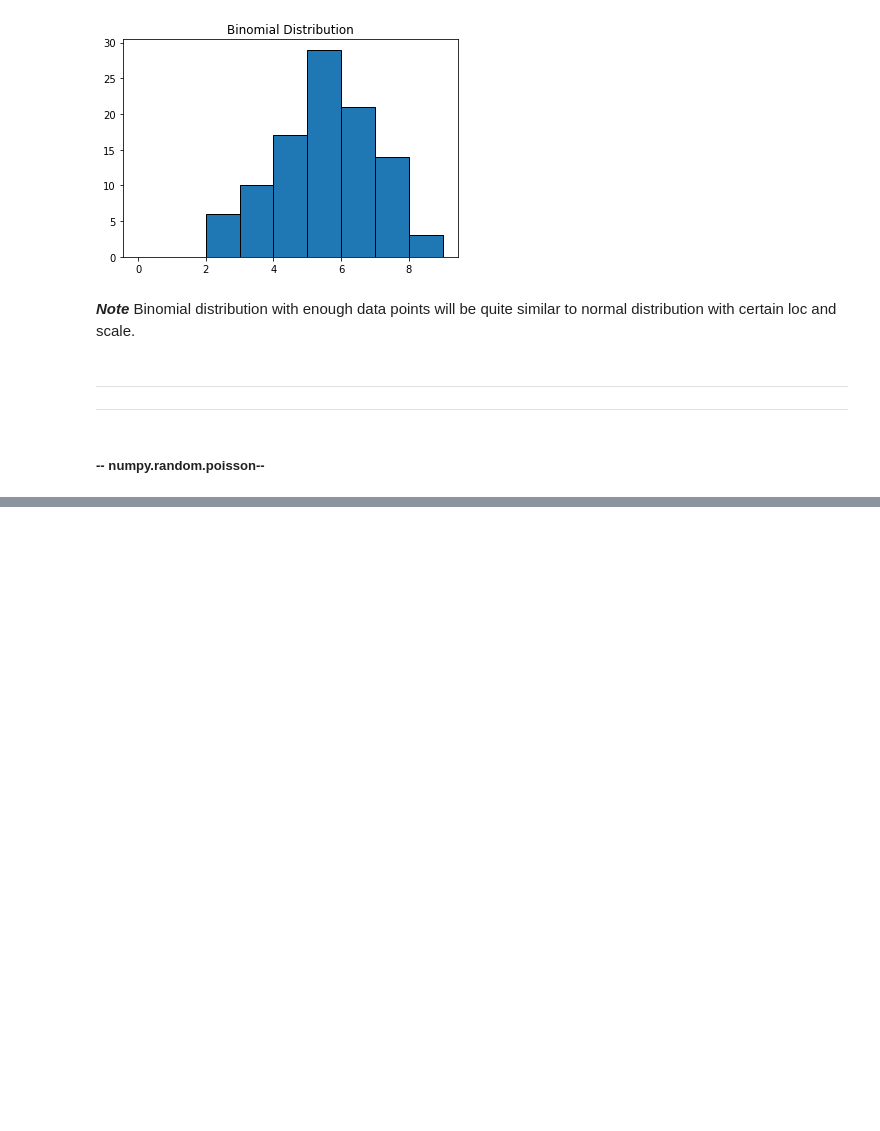
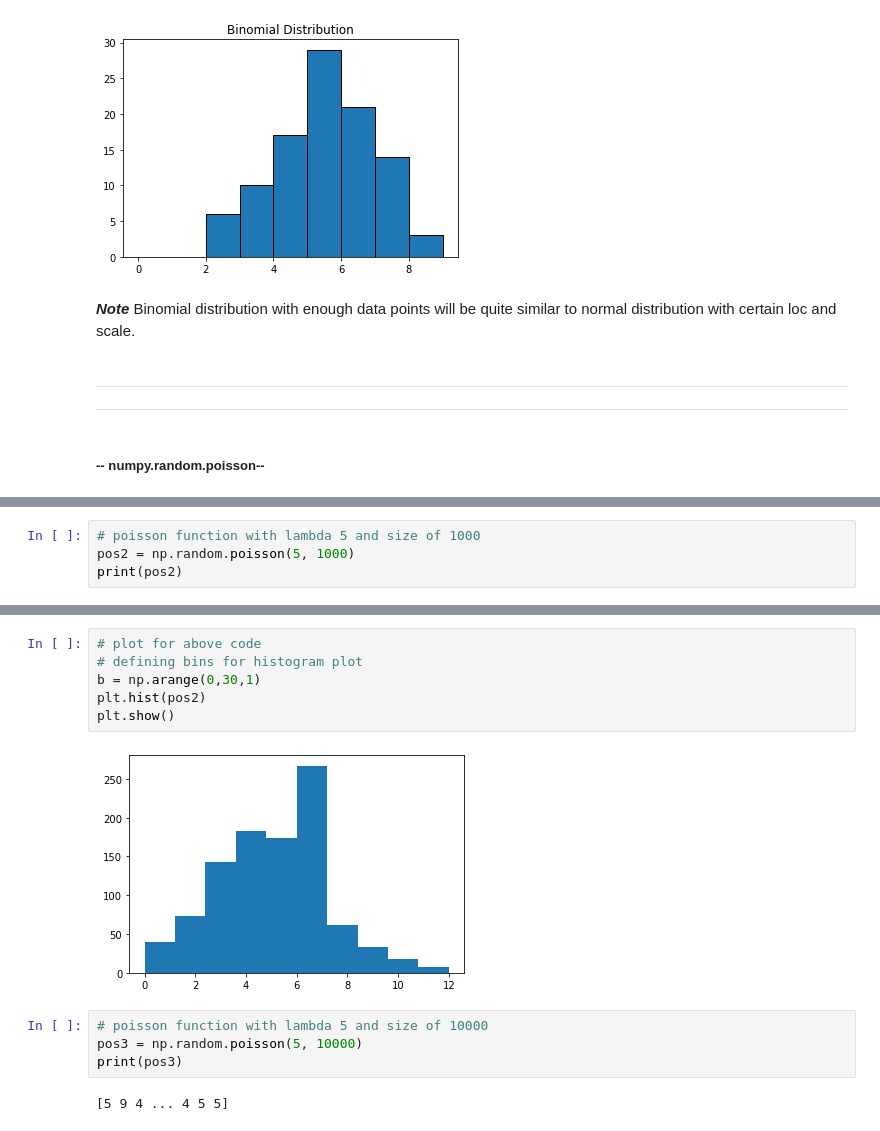
Before and after one commit to DracoNibilis/Numpy.random_Overview, a Jupyter notebook: numpy_random.ipynb, the cells around one changed output, grey strips where cells are left out. Saved outputs shown, nothing was run; the diff lists cells and outputs as text; blank space fills up the shorter version.

```diff
--- a/numpy_random.ipynb
+++ b/numpy_random.ipynb
@@ -589,0 +634,4 @@ parameters:
+# %%
+# poisson function with lambda 5 and size of 1000
+pos2 = np.random.poisson(5, 1000)
+print(pos2)
@@ -589,0 +656,14 @@ parameters:
+# %%
+# plot for above code
+# defining bins for histogram plot
+b = np.arange(0,30,1)
+plt.hist(pos2)
+plt.show()
+# %% [output]
+[figure, added]
+# %%
+# poisson function with lambda 5 and size of 10000
+pos3 = np.random.poisson(5, 10000)
+print(pos3)
+# %% [output]
+[5 9 4 ... 4 5 5]
```
Also changed, not shown: parts of 34 cells of this notebook.
